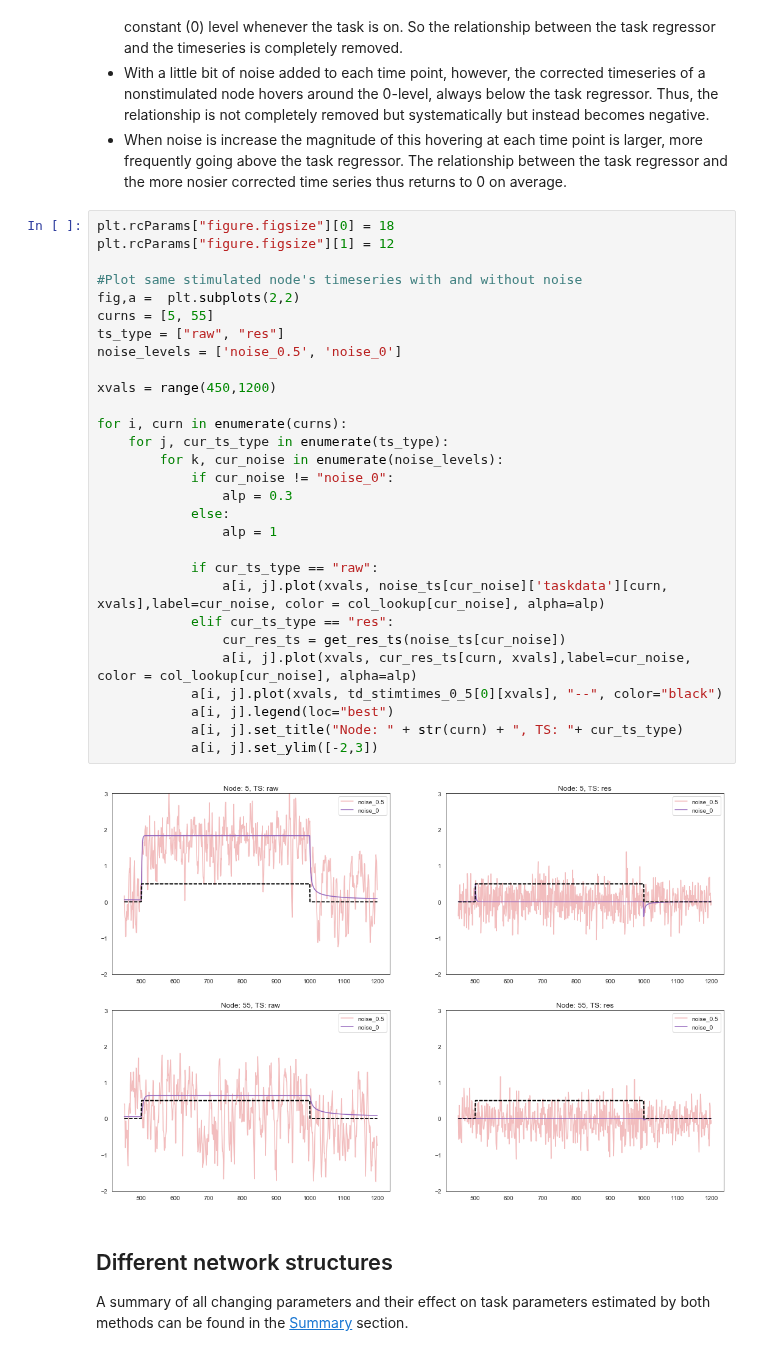
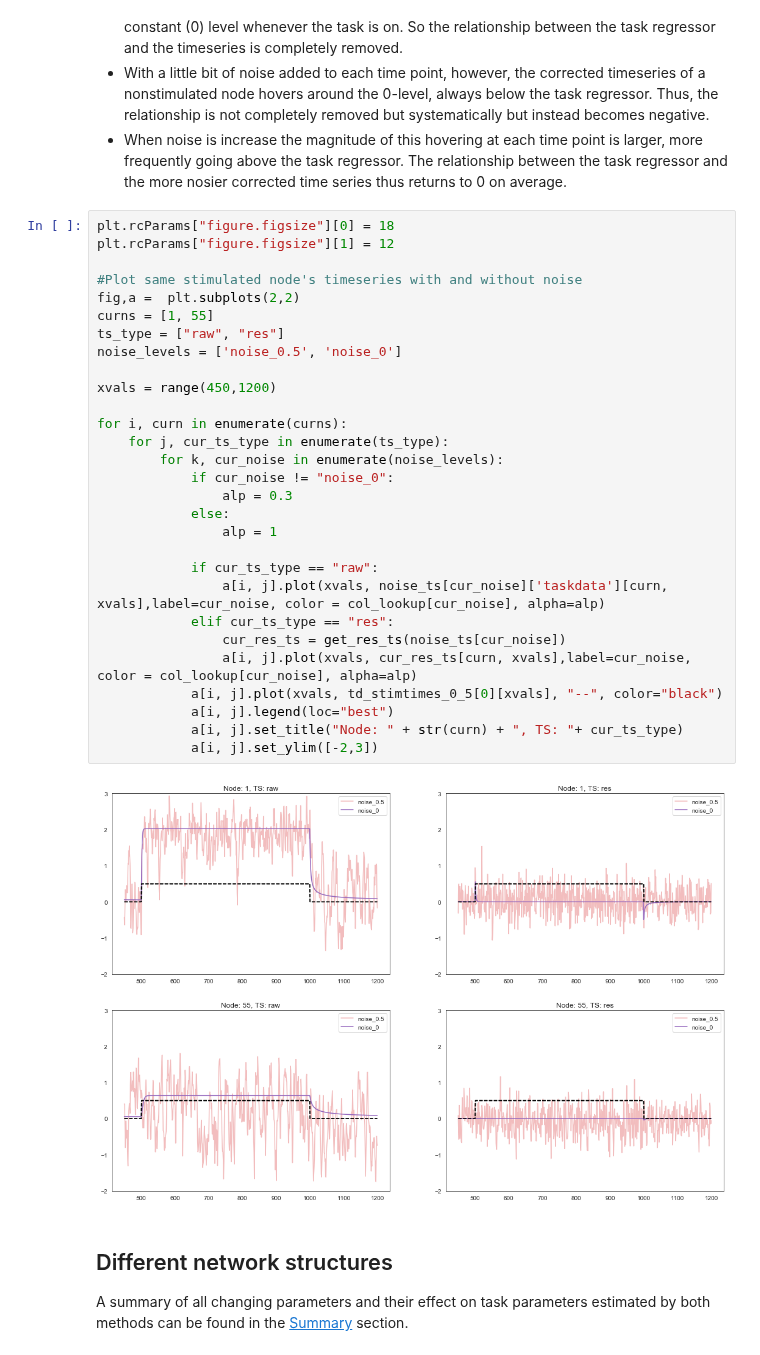
Before and after one commit to zenkavi/DevStudy_FmriNbs, a Jupyter notebook: notebooks/informationtransfermapping/TheoreticalResults/Zenkavi_Simulations/Extended_GLM_neural_network_level.ipynb, the cells around one changed output. Cells and saved outputs as stored; diff of their text form.

```diff
--- a/notebooks/informationtransfermapping/TheoreticalResults/Zenkavi_Simulations/Extended_GLM_neural_network_level.ipynb
+++ b/notebooks/informationtransfermapping/TheoreticalResults/Zenkavi_Simulations/Extended_GLM_neural_network_level.ipynb
@@ -694,34 +695,34 @@ How is the corrected time series with a little noise different from the correcte
 # %%
 plt.rcParams["figure.figsize"][0] = 18
 plt.rcParams["figure.figsize"][1] = 12
 
 #Plot same stimulated node's timeseries with and without noise
 fig,a =  plt.subplots(2,2)
-curns = [5, 55]
+curns = [1, 55]
 ts_type = ["raw", "res"]
 noise_levels = ['noise_0.5', 'noise_0']
 
 xvals = range(450,1200)
 
 for i, curn in enumerate(curns):
     for j, cur_ts_type in enumerate(ts_type):
         for k, cur_noise in enumerate(noise_levels):
             if cur_noise != "noise_0":
                 alp = 0.3
             else:
                 alp = 1
 
             if cur_ts_type == "raw":
                 a[i, j].plot(xvals, noise_ts[cur_noise]['taskdata'][curn, xvals],label=cur_noise, color = col_lookup[cur_noise], alpha=alp)
             elif cur_ts_type == "res":
                 cur_res_ts = get_res_ts(noise_ts[cur_noise])
                 a[i, j].plot(xvals, cur_res_ts[curn, xvals],label=cur_noise, color = col_lookup[cur_noise], alpha=alp)
             a[i, j].plot(xvals, td_stimtimes_0_5[0][xvals], "--", color="black")
             a[i, j].legend(loc="best")
             a[i, j].set_title("Node: " + str(curn) + ", TS: "+ cur_ts_type)
             a[i, j].set_ylim([-2,3])
 # %% [output]
-[figure, old version]
+[figure, new version]
 # %% [markdown]
 ## Different network structures
 
```
Also changed, not shown: parts of 15 cells of this notebook.
